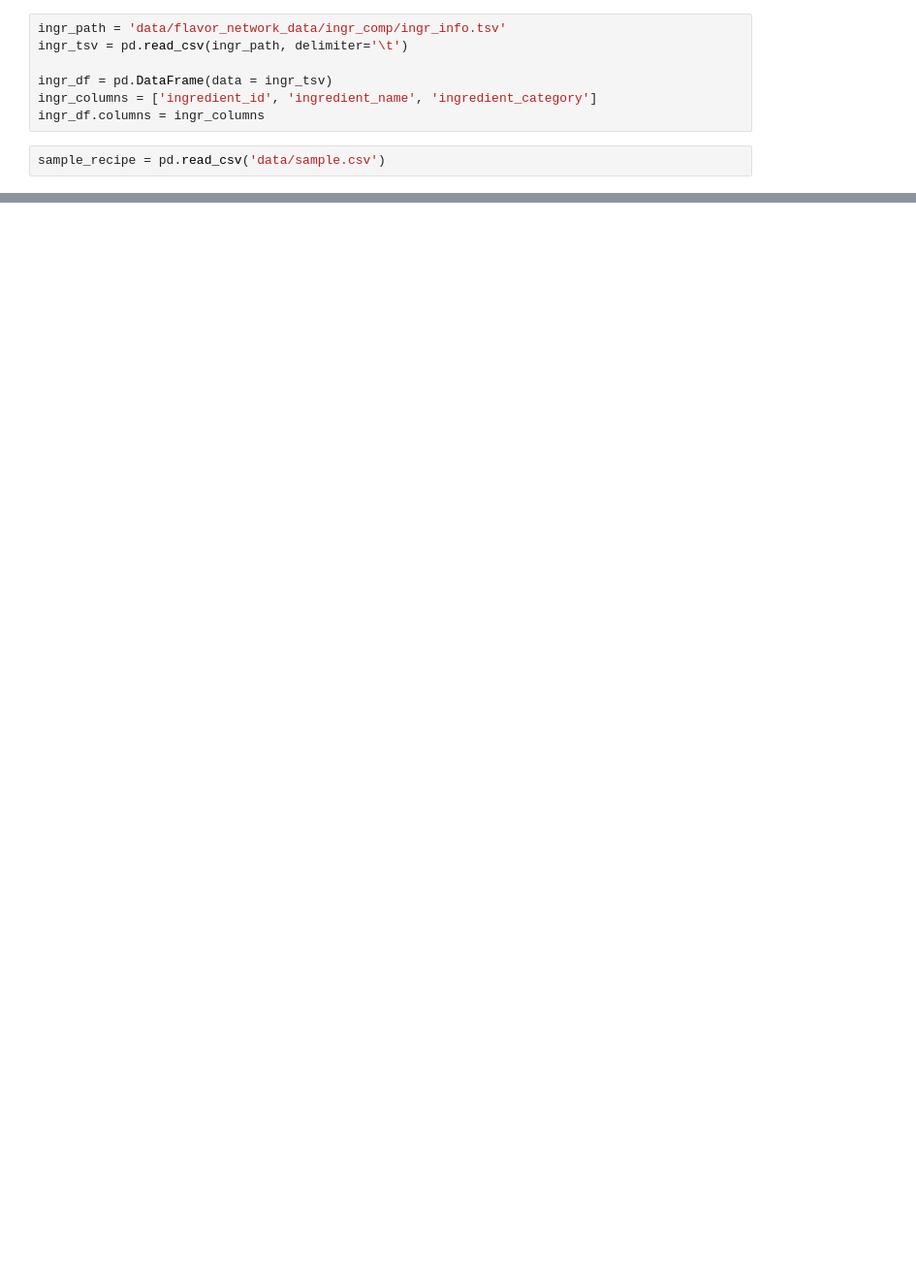
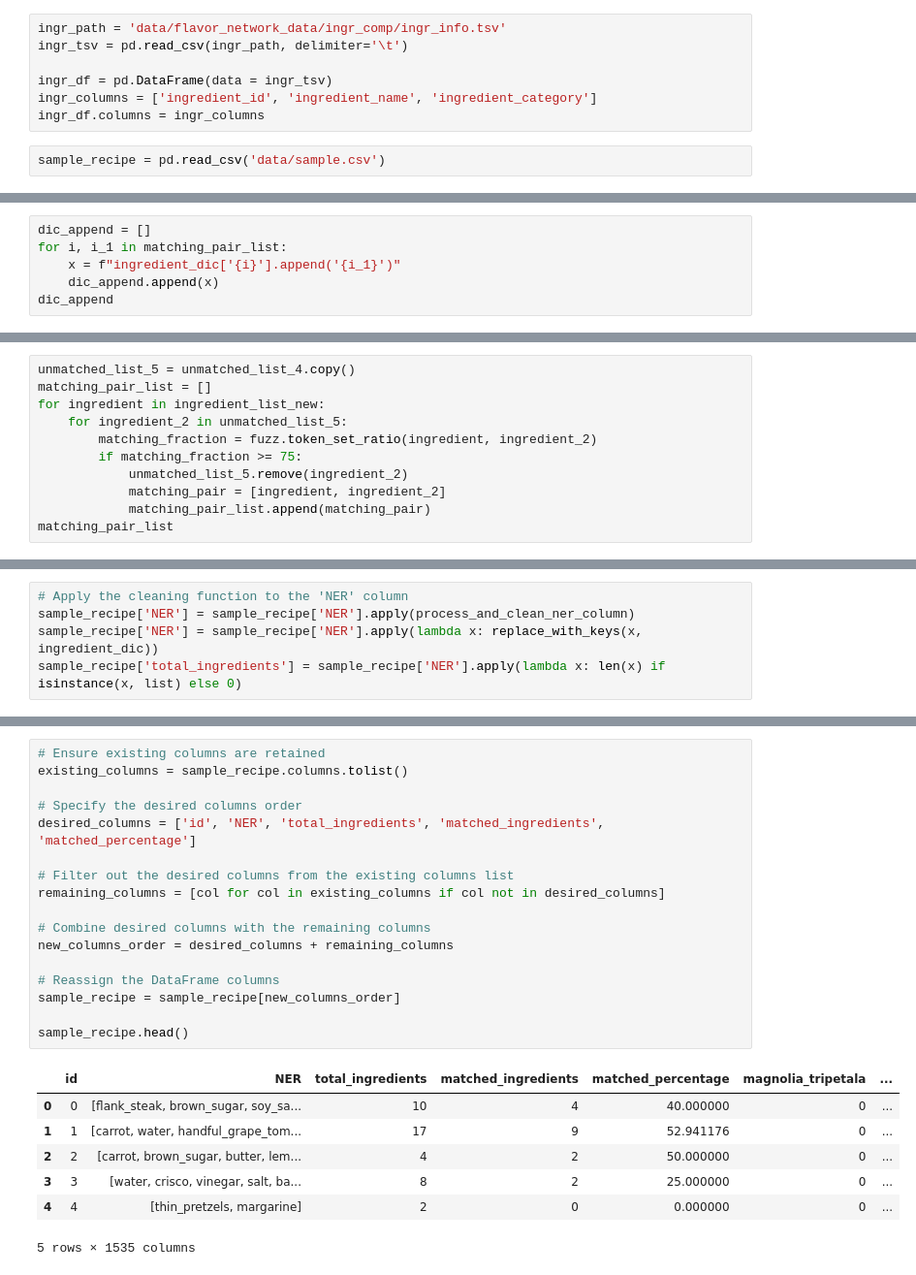
Before and after one commit to leerkin/recipe_generator_capstone, a Jupyter notebook: ingredient_mapping_val.ipynb, the cells around one changed output, grey strips where cells are left out. Shown at 97% size. Saved outputs shown, nothing was run; the diff lists cells and outputs as text; blank space fills up the shorter version.

```diff
--- a/ingredient_mapping_val.ipynb
+++ b/ingredient_mapping_val.ipynb
@@ -407,0 +263,6 @@ ingr_big_mapping
+# %%
+dic_append = []
+for i, i_1 in matching_pair_list:
+    x = f"ingredient_dic['{i}'].append('{i_1}')"
+    dic_append.append(x)
+dic_append
@@ -407,0 +1217,11 @@ ingr_big_mapping
+# %%
+unmatched_list_5 = unmatched_list_4.copy()
+matching_pair_list = []
+for ingredient in ingredient_list_new:
+    for ingredient_2 in unmatched_list_5:
+        matching_fraction = fuzz.token_set_ratio(ingredient, ingredient_2)
+        if matching_fraction >= 75:
+            unmatched_list_5.remove(ingredient_2)
+            matching_pair = [ingredient, ingredient_2]
+            matching_pair_list.append(matching_pair)
+matching_pair_list
@@ -407,0 +1371,5 @@ ingr_big_mapping
+# %%
+# Apply the cleaning function to the 'NER' column
+sample_recipe['NER'] = sample_recipe['NER'].apply(process_and_clean_ner_column)
+sample_recipe['NER'] = sample_recipe['NER'].apply(lambda x: replace_with_keys(x, ingredient_dic))
+sample_recipe['total_ingredients'] = sample_recipe['NER'].apply(lambda x: len(x) if isinstance(x, list) else 0)
@@ -407,0 +1414,25 @@ ingr_big_mapping
+# %%
+# Ensure existing columns are retained
+existing_columns = sample_recipe.columns.tolist()
+
+# Specify the desired columns order
+desired_columns = ['id', 'NER', 'total_ingredients', 'matched_ingredients', 'matched_percentage']
+
+# Filter out the desired columns from the existing columns list
+remaining_columns = [col for col in existing_columns if col not in desired_columns]
+
+# Combine desired columns with the remaining columns
+new_columns_order = desired_columns + remaining_columns
+
+# Reassign the DataFrame columns
+sample_recipe = sample_recipe[new_columns_order]
+
+sample_recipe.head()
+# %% [output]
+|  | id | NER | total_ingredients | matched_ingredients | matched_percentage | magnolia_tripetala | ... |
+| 0 | 0 | [flank_steak, brown_sugar, soy_sa... | 10 | 4 | 40.000000 | 0 | ... |
+| 1 | 1 | [carrot, water, handful_grape_tom... | 17 | 9 | 52.941176 | 0 | ... |
+| 2 | 2 | [carrot, brown_sugar, butter, lem... | 4 | 2 | 50.000000 | 0 | ... |
+| 3 | 3 | [water, crisco, vinegar, salt, ba... | 8 | 2 | 25.000000 | 0 | ... |
+| 4 | 4 | [thin_pretzels, margarine] | 2 | 0 | 0.000000 | 0 | ... |
+5 rows × 1535 columns
```
Also changed, not shown: parts of 87 cells of this notebook, 13 other files.
